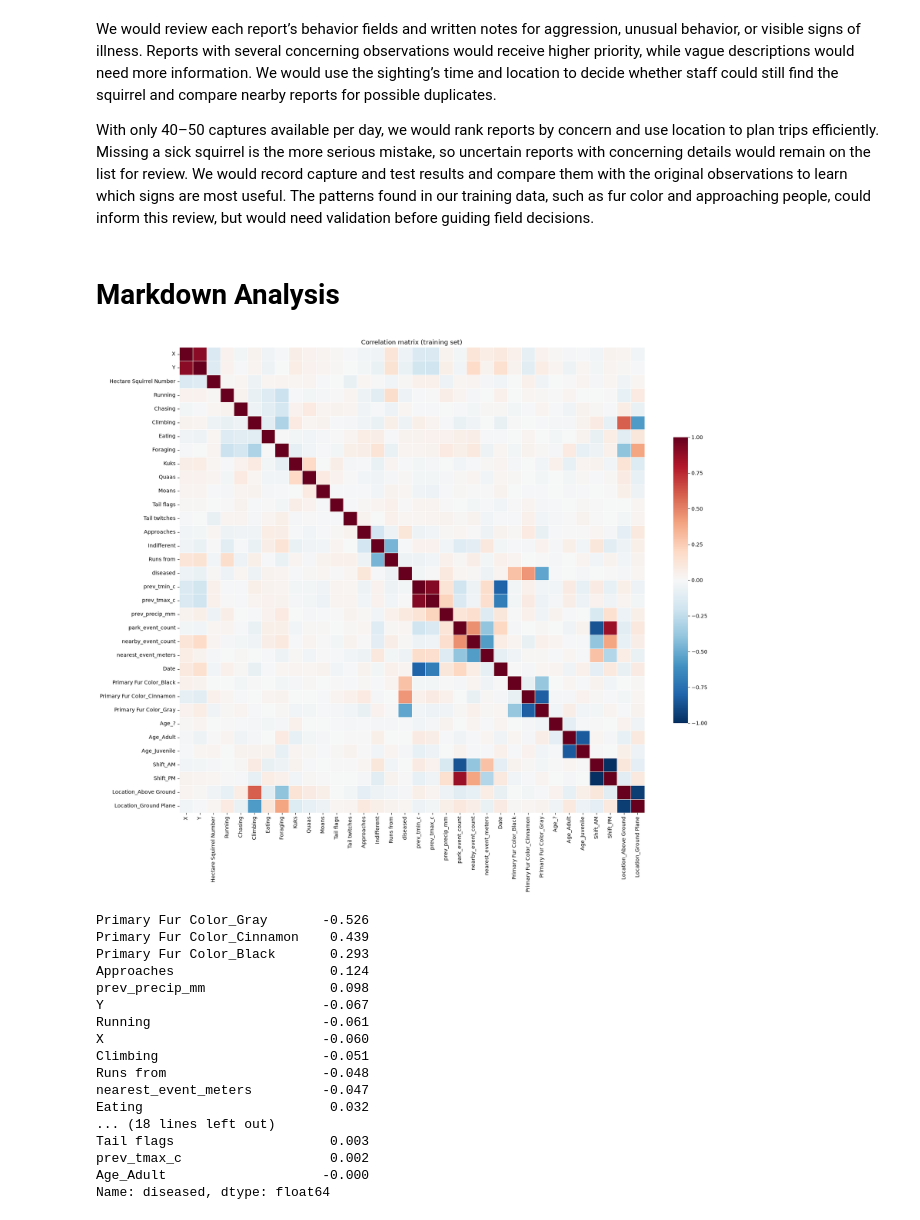
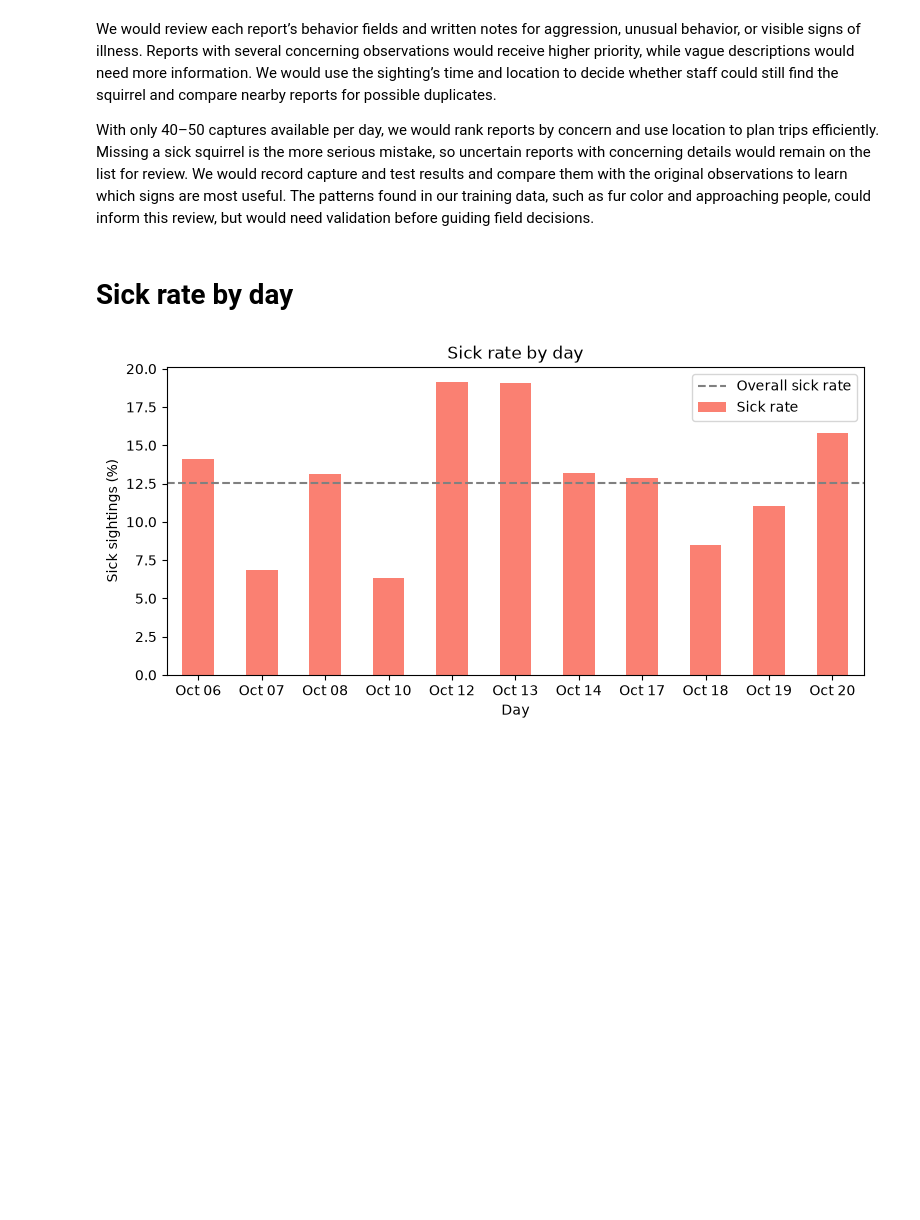
Before and after one commit to AJamell/Project2-NutosisMachineLearning, a Jupyter notebook: Nutosis - Exploration.ipynb, the cells around one changed output. Cells and saved outputs as stored; diff of their text form; code cells hidden in the pictures; blank space fills up the shorter version.

Commit message:
Explored more into word processing, and sick rate by day, fixed markdown portions

```diff
--- a/Nutosis - Exploration.ipynb
+++ b/Nutosis - Exploration.ipynb
@@ -259,41 +273,18 @@ Healthy and sick sightings have similar park-wide and nearby event counts, with
 We would review each report’s behavior fields and written notes for aggression, unusual behavior, or visible signs of illness. Reports with several concerning observations would receive higher priority, while vague descriptions would need more information. We would use the sighting’s time and location to decide whether staff could still find the squirrel and compare nearby reports for possible duplicates.
 
 With only 40–50 captures available per day, we would rank reports by concern and use location to plan trips efficiently. Missing a sick squirrel is the more serious mistake, so uncertain reports with concerning details would remain on the list for review. We would record capture and test results and compare them with the original observations to learn which signs are most useful. The patterns found in our training data, such as fur color and approaching people, could inform this review, but would need validation before guiding field decisions.
-# %% [markdown]
-# Markdown Analysis
-# %%
-# Correlation between every numeric and true/false column, including diseased.
-# Small categorical columns are one hot encoded so they show up too.
-# Date is added as the day of October, since a date can't be correlated directly.
-corr_data = pd.concat(
-    [data.select_dtypes(include=["number", "bool"]),data["Date"].dt.day.rename("Date"),pd.get_dummies(data[["Primary Fur Color", "Age", "Shift", "Location"]], dtype=float),],axis=1,
-).astype(float)
-corr = corr_data.corr()
-
-plt.figure(figsize=(18, 15))
-sns.heatmap(corr, cmap="RdBu_r", center=0, vmin=-1, vmax=1, square=True, linewidths=0.5, cbar_kws={"shrink": 0.6})
-plt.title("Correlation matrix (training set)")
-plt.tight_layout()
-plt.show()
-
-# Correlation of each feature with diseased, strongest first.
-corr["diseased"].drop("diseased").sort_values(key=abs, ascending=False).round(3)
-# %% [output]
-[figure, removed]
-Primary Fur Color_Gray       -0.526
-Primary Fur Color_Cinnamon    0.439
-Primary Fur Color_Black       0.293
-Approaches                    0.124
-prev_precip_mm                0.098
-Y                            -0.067
-Running                      -0.061
-X                            -0.060
-Climbing                     -0.051
-Runs from                    -0.048
-nearest_event_meters         -0.047
-Eating                        0.032
-... (18 lines left out)
-Tail flags                    0.003
-prev_tmax_c                   0.002
-Age_Adult                    -0.000
-Name: diseased, dtype: float64
+# %% [markdown]
+# Sick rate by day
+# %%
+daily_rate = data.groupby("Date")["diseased"].mean() * 100
+daily_rate.index = daily_rate.index.strftime("%b %d")
+
+daily_rate.plot.bar(color="salmon", rot=0, figsize=(9, 4), label="Sick rate")
+plt.axhline(data["diseased"].mean() * 100, color="gray", linestyle="--", label="Overall sick rate")
+plt.xlabel("Day")
+plt.ylabel("Sick sightings (%)")
+plt.title("Sick rate by day")
+plt.legend()
+plt.show()
+# %% [output]
+[figure, added]
```
Also changed, not shown: parts of 30 cells of this notebook.
